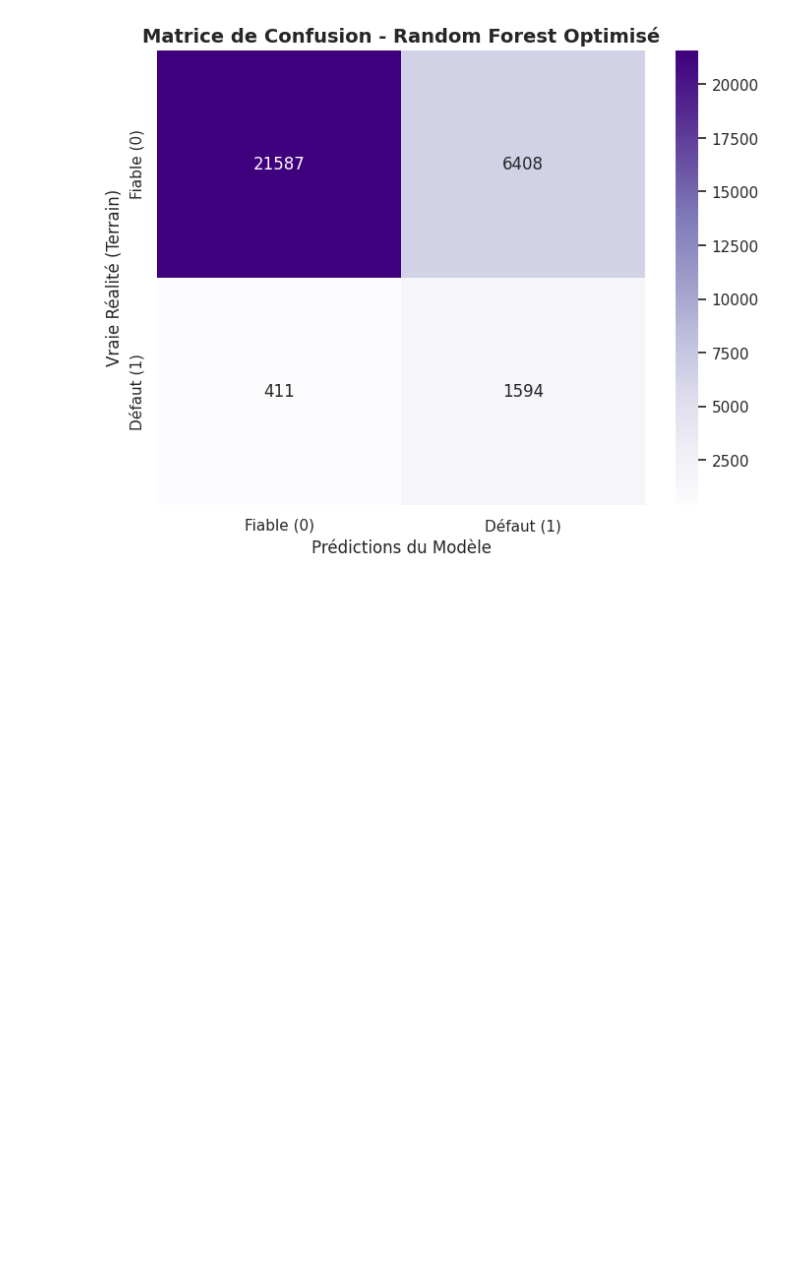
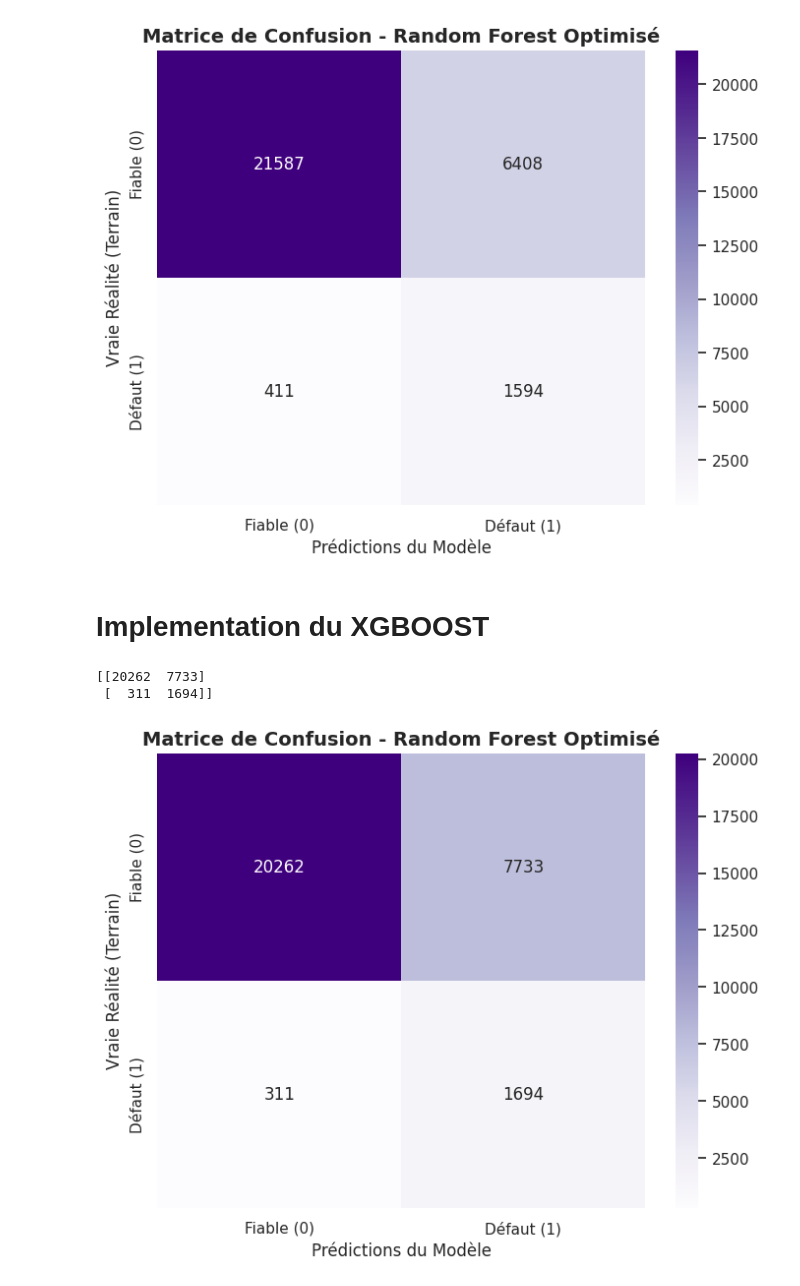
Before and after one commit to jarviscanada/jarvis_data_eng_IvanNgoudjo, a Jupyter notebook: credit_score/model/score_credit.ipynb, the cells around one changed output. Cells and saved outputs as stored; diff of their text form; code cells hidden in the pictures; blank space fills up the shorter version.

Commit message:
Ajout du XGBoost

```diff
--- a/credit_score/model/score_credit.ipynb
+++ b/credit_score/model/score_credit.ipynb
@@ -444,3 +434,43 @@ plt.ylabel("Vraie Réalité (Terrain)")
 plt.show()
 # %% [output]
 [figure]
+# %% [markdown]
+# Implementation du XGBOOST
+# %%
+# 1. Calcul du ratio pour gérer le déséquilibre des classes (Imbalanced Data)
+# On compte combien de "0" on a pour un "1" pour guider le paramètre scale_pos_weight
+num_neg = (Y_train == 0).sum()
+num_pos = (Y_train == 1).sum()
+class_ratio = num_neg / num_pos
+
+# 1. On entraîne XGBoost avec un scale_pos_weight standard (class_ratio normal)
+xgb_model = XGBClassifier(
+    n_estimators=100, max_depth=5, learning_rate=0.1,
+    scale_pos_weight=class_ratio, random_state=42, n_jobs=-1, eval_metric='logloss'
+)
+xgb_model.fit(X_train, Y_train)
+
+# 2. Au lieu de faire .predict(), on récupère les probabilités brutes
+y_probas = xgb_model.predict_proba(X_test)[:, 1]
+
+# 3. On ajuste le seuil manuellement (Ajuste cette valeur pour équilibrer FN et FP)
+seuil_personnalise = 0.40
+y_pred_ajuste = (y_probas >= seuil_personnalise).astype(int)
+
+# 4. Affiche la nouvelle matrice
+xgb = confusion_matrix(Y_test, y_pred_ajuste)
+print(xgb)
+
+# 7. Affichage de la nouvelle Matrice de Confusion
+plt.figure(figsize=(8, 6))
+sns.heatmap(xgb, annot=True, fmt="d", cmap="Purples",
+            xticklabels=['Fiable (0)', 'Défaut (1)'],
+            yticklabels=['Fiable (0)', 'Défaut (1)'])
+plt.title("Matrice de Confusion - Random Forest Optimisé", fontsize=14, fontweight='bold')
+plt.xlabel("Prédictions du Modèle")
+plt.ylabel("Vraie Réalité (Terrain)")
+plt.show()
+# %% [output]
+[[20262  7733]
+ [  311  1694]]
+[figure, added]
```
Also changed, not shown: parts of 3 cells of this notebook.
